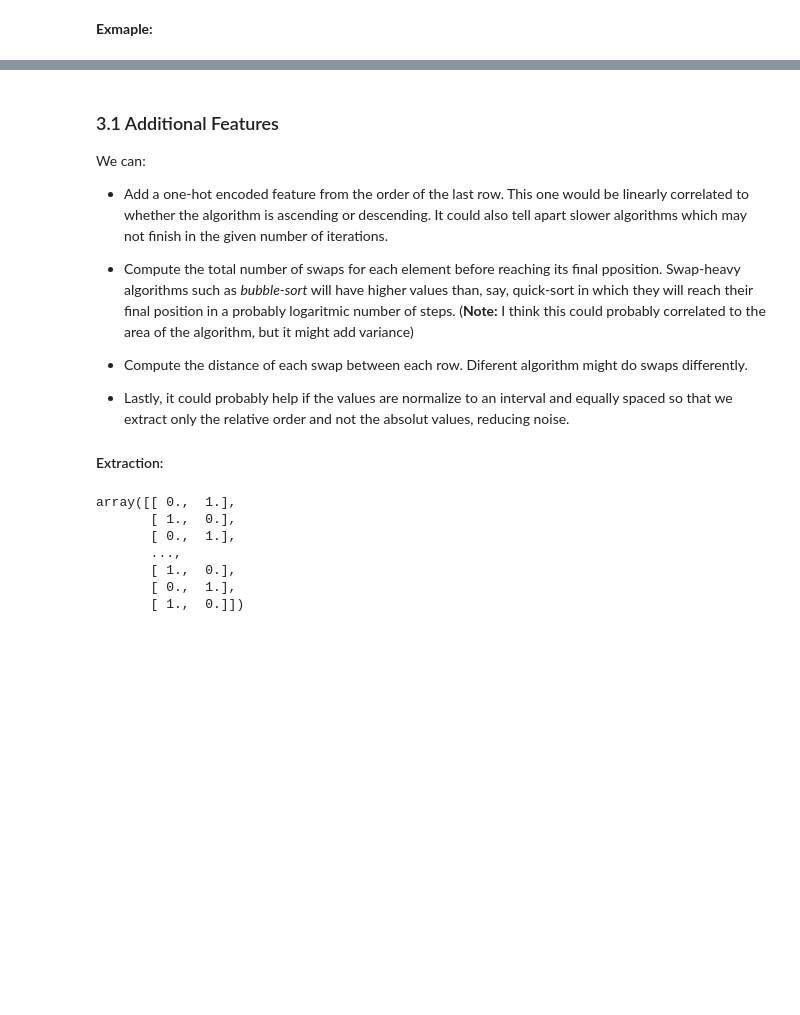
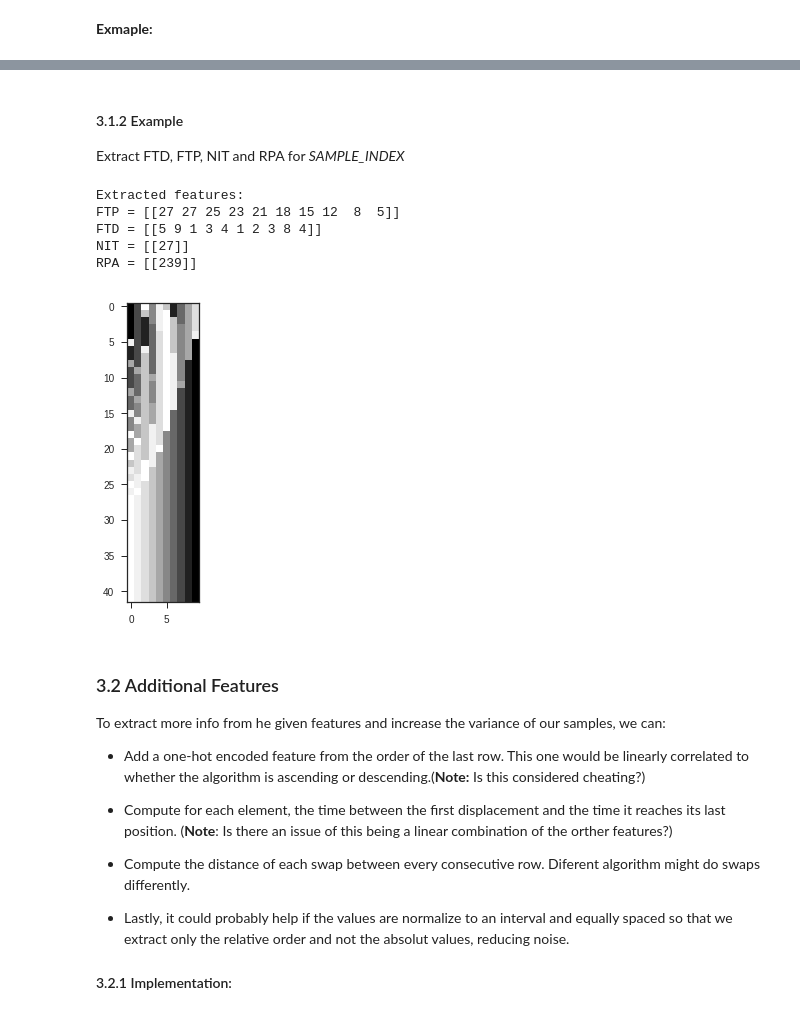
Before and after one commit to nikitautiu/datascience, a Jupyter notebook: risttest/risttest.ipynb, the cells around one changed output, grey strips where cells are left out. Drawn from its saved outputs; the diff is of its cells as text; code cells hidden in the pictures; blank space fills up the shorter version.

```diff
--- a/risttest/risttest.ipynb
+++ b/risttest/risttest.ipynb
@@ -186,15 +205,40 @@ def extract_rpas(samps):
+# %% [markdown]
+#### 3.1.2 Example
+Extract FTD, FTP, NIT and RPA for *SAMPLE_INDEX*
+# %%
+sample = X.iloc[SAMPLE_IND].values[np.newaxis, :]
+
+ftp = extract_ftps(sample, IMG_WIDTH)
+ftd = extract_ftds(sample, IMG_WIDTH)
+nit = extract_nits(sample, IMG_WIDTH)
+rpa = extract_rpas(sample, IMG_WIDTH)
+
+print("Extracted features:")
+print("FTP = {}".format(ftp))
+print("FTD = {}".format(ftd))
+print("NIT = {}".format(nit))
+print("RPA = {}".format(rpa))
+
+plt.imshow(img);
+# %% [output]
+Extracted features:
+FTP = [[27 27 25 23 21 18 15 12  8  5]]
+FTD = [[5 9 1 3 4 1 2 3 8 4]]
+NIT = [[27]]
+RPA = [[239]]
+[figure, added]
 # %% [markdown]
-### 3.1 Additional Features
-We can:
+### 3.2 Additional Features
+To extract more info from he given features and increase the variance of our samples, we can:
 
-* Add a one-hot encoded feature from the order of the last row. This one would be linearly correlated to whether the algorithm is ascending or descending. It could also tell apart slower algorithms which may not finish in the given number of iterations.
+* Add a one-hot encoded feature from the order of the last row. This one would be linearly correlated to whether the algorithm is ascending or descending.(**Note:** Is this considered cheating?)
 
-* Compute the total number of swaps for each element before reaching its final pposition. Swap-heavy algorithms such as *bubble-sort* will have higher values than, say, quick-sort in which they will reach their final position in a probably  logaritmic number of steps.
-(**Note:** I think this could probably correlated to the area of the algorithm, but it might add variance)
+* Compute for each element, the time between the first displacement and the time it reaches its last position.
+(**Note**: Is there an issue of this being a linear combination of the orther features?)
 
-* Compute the distance of each swap between each row. Diferent algorithm might do swaps differently.
+* Compute the distance of each swap between every consecutive row. Diferent algorithm might do swaps differently.
 
 * Lastly, it could probably help if the values are normalize to an interval and equally spaced so that we extract only the relative order and not the absolut values, reducing noise.
 
-#### Extraction:
+#### 3.2.1 Implementation:
 # %%
@@ -218,10 +317,0 @@ def extract_order_one_hot(samps, width):
-# %%
-extract_order_one_hot(X.values, 10)
-# %% [output]
-array([[ 0.,  1.],
-       [ 1.,  0.],
-       [ 0.,  1.],
-       ...,
-       [ 1.,  0.],
-       [ 0.,  1.],
-       [ 1.,  0.]])
```
Also changed, not shown: parts of 8 cells of this notebook, 1 other file.
